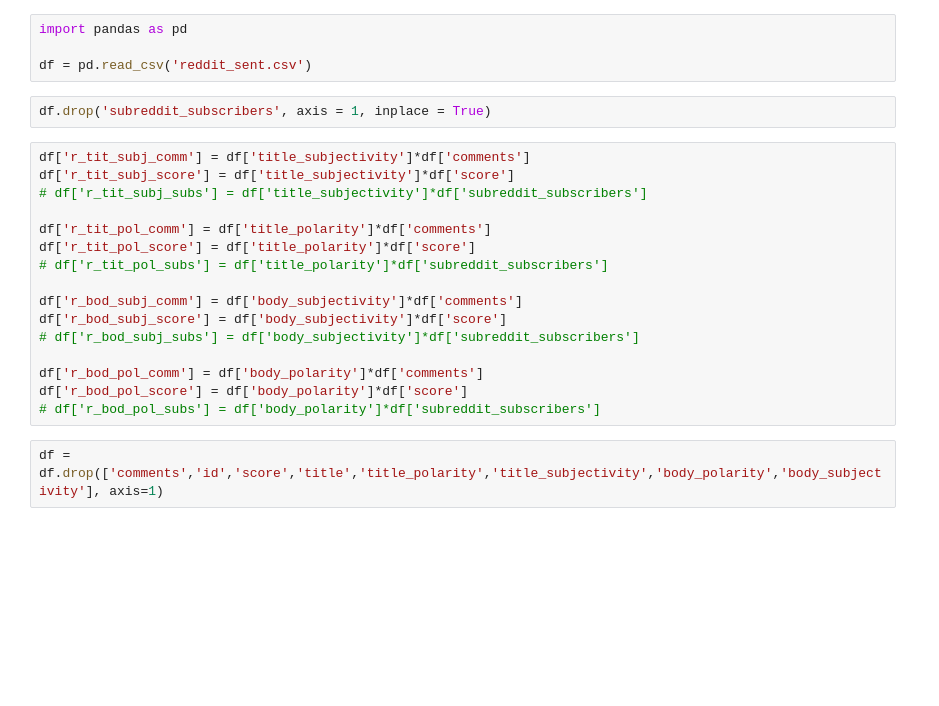
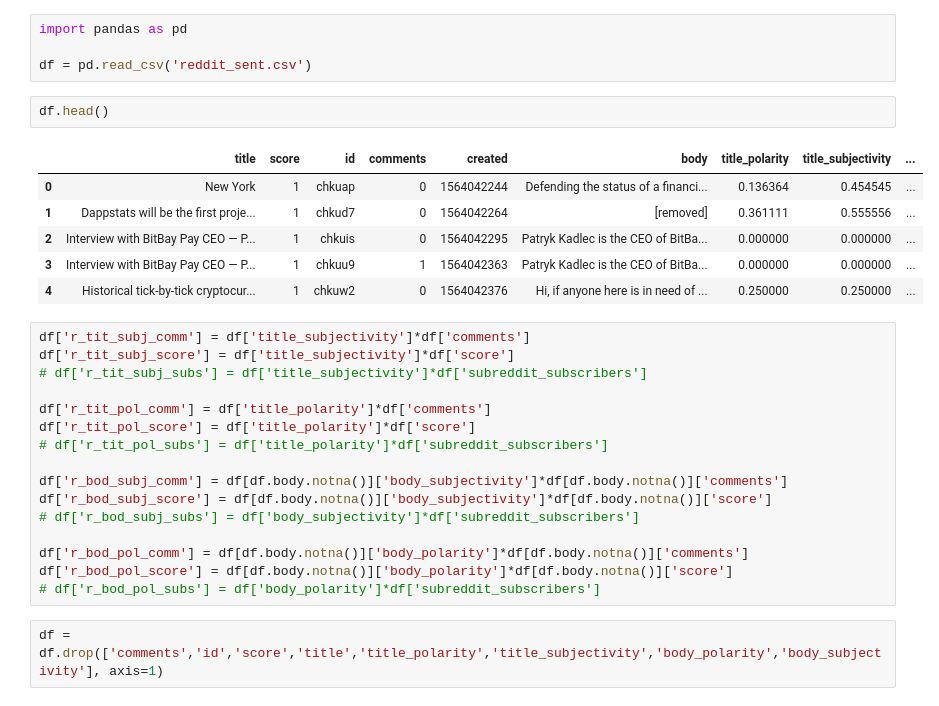
Before and after one commit to cocoluk/AMLI_FinalProject, a Jupyter notebook: aggregate_reddit_daily.ipynb, the cells around one changed output. Cells and saved outputs as stored; diff of their text form; blank space fills up the shorter version.

```diff
--- a/aggregate_reddit_daily.ipynb
+++ b/aggregate_reddit_daily.ipynb
@@ -2,8 +2,15 @@
 import pandas as pd
 
 df = pd.read_csv('reddit_sent.csv')
-# %%
-df.drop('subreddit_subscribers', axis = 1, inplace = True)
+# %%
+df.head()
+# %% [output]
+|  | title | score | id | comments | created | body | title_polarity | title_subjectivity | ... |
+| 0 | New York | 1 | chkuap | 0 | 1564042244 | Defending the status of a financi... | 0.136364 | 0.454545 | ... |
+| 1 | Dappstats will be the first proje... | 1 | chkud7 | 0 | 1564042264 | [removed] | 0.361111 | 0.555556 | ... |
+| 2 | Interview with BitBay Pay CEO — P... | 1 | chkuis | 0 | 1564042295 | Patryk Kadlec is the CEO of BitBa... | 0.000000 | 0.000000 | ... |
+| 3 | Interview with BitBay Pay CEO — P... | 1 | chkuu9 | 1 | 1564042363 | Patryk Kadlec is the CEO of BitBa... | 0.000000 | 0.000000 | ... |
+| 4 | Historical tick-by-tick cryptocur... | 1 | chkuw2 | 0 | 1564042376 | Hi, if anyone here is in need of ... | 0.250000 | 0.250000 | ... |
 # %%
 df['r_tit_subj_comm'] = df['title_subjectivity']*df['comments']
 df['r_tit_subj_score'] = df['title_subjectivity']*df['score']
@@ -13,12 +20,12 @@ df['r_tit_pol_comm'] = df['title_polarity']*df['comments']
 df['r_tit_pol_score'] = df['title_polarity']*df['score']
 # df['r_tit_pol_subs'] = df['title_polarity']*df['subreddit_subscribers']
 
-df['r_bod_subj_comm'] = df['body_subjectivity']*df['comments']
-df['r_bod_subj_score'] = df['body_subjectivity']*df['score']
+df['r_bod_subj_comm'] = df[df.body.notna()]['body_subjectivity']*df[df.body.notna()]['comments']
+df['r_bod_subj_score'] = df[df.body.notna()]['body_subjectivity']*df[df.body.notna()]['score']
 # df['r_bod_subj_subs'] = df['body_subjectivity']*df['subreddit_subscribers']
 
-df['r_bod_pol_comm'] = df['body_polarity']*df['comments']
-df['r_bod_pol_score'] = df['body_polarity']*df['score']
+df['r_bod_pol_comm'] = df[df.body.notna()]['body_polarity']*df[df.body.notna()]['comments']
+df['r_bod_pol_score'] = df[df.body.notna()]['body_polarity']*df[df.body.notna()]['score']
 # df['r_bod_pol_subs'] = df['body_polarity']*df['subreddit_subscribers']
 # %%
 df = df.drop(['comments','id','score','title','title_polarity','title_subjectivity','body_polarity','body_subjectivity'], axis=1)
```
Also changed, not shown: parts of 4 cells of this notebook, 10 other files.
